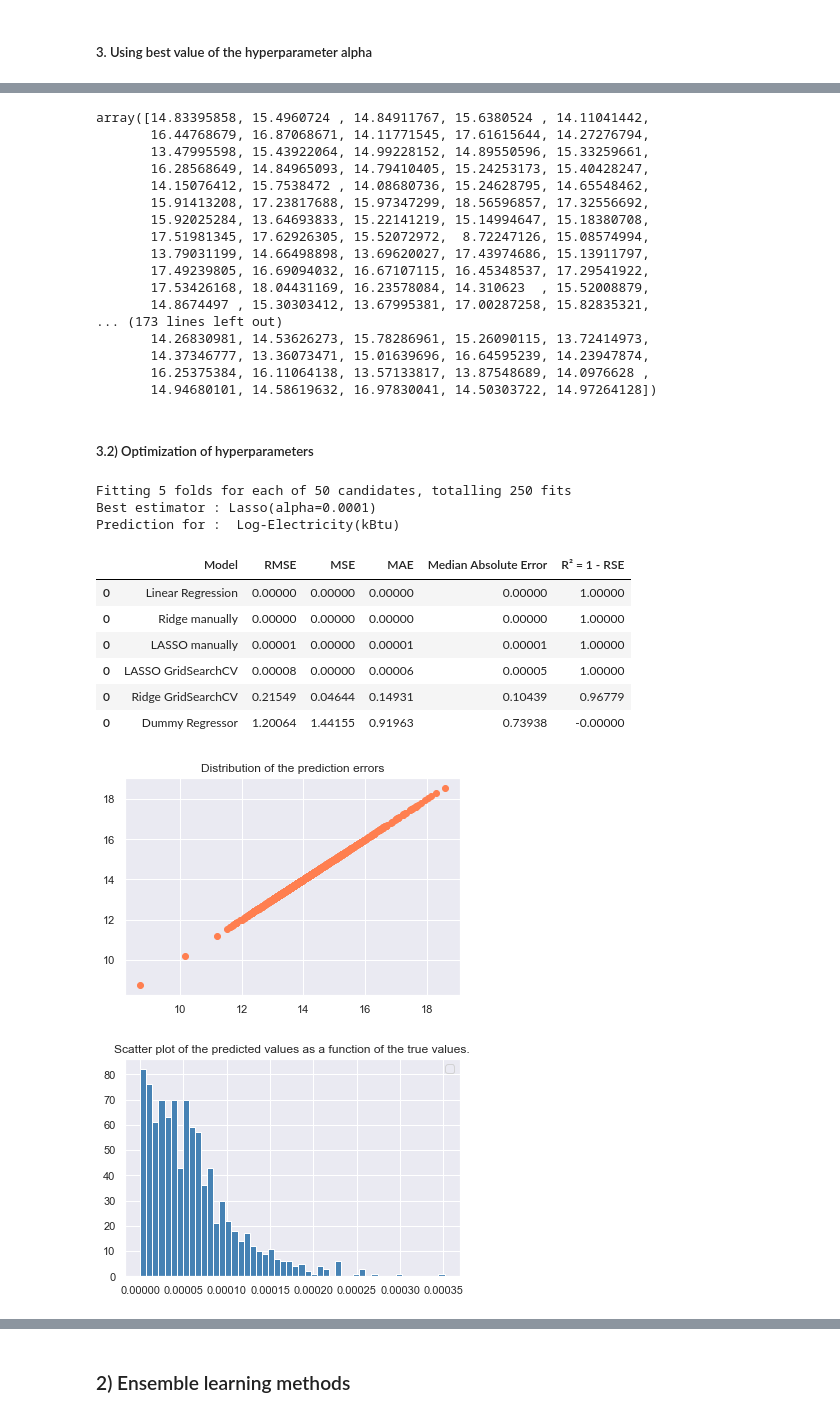
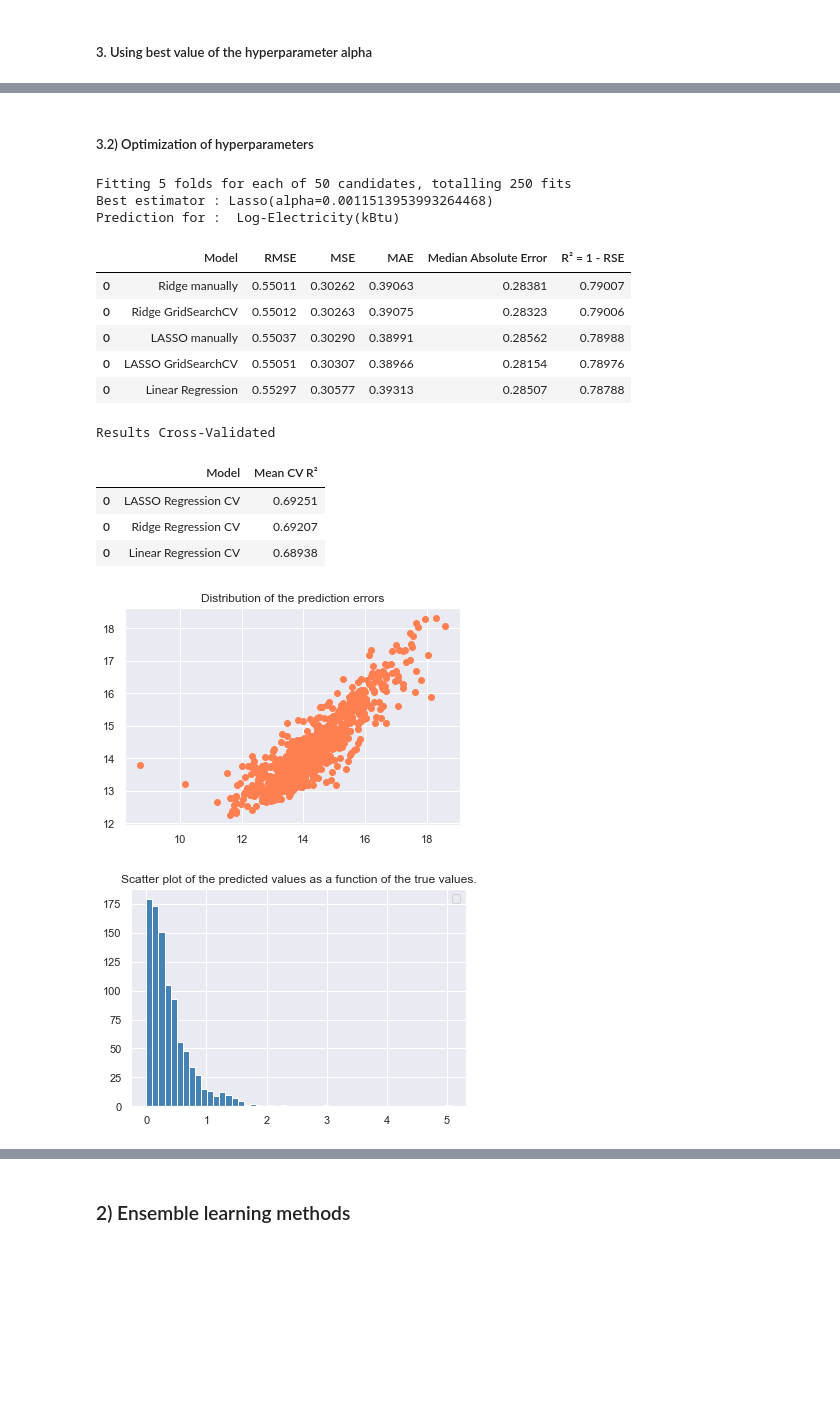
Before and after one commit to oumeima-elgharbi/P4_Data_Science_OpenClassrooms, a Jupyter notebook: P4_04_prediction_electricity.ipynb, the cells around one changed output, grey strips where cells are left out. Drawn from its saved outputs; the diff is of its cells as text; code cells hidden in the pictures; blank space fills up the shorter version.

```diff
--- a/P4_04_prediction_electricity.ipynb
+++ b/P4_04_prediction_electricity.ipynb
@@ -259,8 +265,8 @@ scoring = 'r2'
 # %% [markdown]
 ##### 1. Searching for the best hyperparameter alpha
 # %%
-a, b = -5, 3
-n_alphas = 1000 # hyperparametre alpha
+a, b = -2, 2
+n_alphas = 50 # hyperparametre alpha
 alphas = np.logspace(a, b, n_alphas)
 
 ridge = linear_model.Ridge()
@@ -343,16 +349,19 @@ param_grid_ridge[0].keys()
 # %%
+a, b = -2, 2
+n_alphas = 50 # hyperparametre alpha
+
 # define the model/ estimator
 model = linear_model.Ridge()
 params = {"alpha": np.logspace(a, b, n_alphas)} # alpha > 0
 
 # define the grid search
-Ridge_reg = GridSearchCV(
+Ridge_grid = GridSearchCV(
     model, params, scoring=scoring,
-    cv=5,
+    cv=folds,
     n_jobs=-1,
     return_train_score=True,
     verbose=1)
 
 #fit the grid search
-Ridge_reg.fit(X_train.values, y_train)
+Ridge_grid.fit(X_train.values, y_train)
 # %% [output]
@@ -376,14 +381,16 @@ GridSearchCV(cv=5, estimator=Ridge(), n_jobs=-1,
              return_train_score=True, scoring='r2', verbose=1)
 # %%
 # best estimator
-print("Best estimator :", Ridge_reg.best_estimator_)
+print("Best estimator :", Ridge_grid.best_estimator_)
 
 # best model
-best_model = Ridge_reg.best_estimator_
+best_model = Ridge_grid.best_estimator_
 best_model.fit(X_train.values, y_train)
 
 y_pred_ridge = best_model.predict(X_test.values)
 
 # 3) Evaluate
 results = evaluate_regression("Ridge GridSearchCV", results, y_test, y_pred_ridge)
+
+results_cv = summary_results_CV("Ridge Regression CV", Ridge_grid.best_score_, results_cv)
 # %% [output]
@@ -407,7 +413,7 @@ QUESTION MENTOR : pourquoi optimisation alpha manuelle meilleure ???
 # %% [markdown]
 ##### 1. Searching for the best hyperparameter alpha
 # %%
-n_alphas = 500  # hyperparametre alpha
+n_alphas = 50  # hyperparametre alpha
 a, b = -5, -2
 alphas = np.logspace(a, b, n_alphas)
 
@@ -489,65 +495,51 @@ Prediction for :  Log-Electricity(kBtu)
-# %%
-y_pred_lasso
-# %% [output]
-array([14.83395858, 15.4960724 , 14.84911767, 15.6380524 , 14.11041442,
-       16.44768679, 16.87068671, 14.11771545, 17.61615644, 14.27276794,
-       13.47995598, 15.43922064, 14.99228152, 14.89550596, 15.33259661,
-       16.28568649, 14.84965093, 14.79410405, 15.24253173, 15.40428247,
-       14.15076412, 15.7538472 , 14.08680736, 15.24628795, 14.65548462,
-       15.91413208, 17.23817688, 15.97347299, 18.56596857, 17.32556692,
-       15.92025284, 13.64693833, 15.22141219, 15.14994647, 15.18380708,
-       17.51981345, 17.62926305, 15.52072972,  8.72247126, 15.08574994,
-       13.79031199, 14.66498898, 13.69620027, 17.43974686, 15.13911797,
-       17.49239805, 16.69094032, 16.67107115, 16.45348537, 17.29541922,
-       17.53426168, 18.04431169, 16.23578084, 14.310623  , 15.52008879,
-       14.8674497 , 15.30303412, 13.67995381, 17.00287258, 15.82835321,
-... (173 lines left out)
-       14.26830981, 14.53626273, 15.78286961, 15.26090115, 13.72414973,
-       14.37346777, 13.36073471, 15.01639696, 16.64595239, 14.23947874,
-       16.25375384, 16.11064138, 13.57133817, 13.87548689, 14.0976628 ,
-       14.94680101, 14.58619632, 16.97830041, 14.50303722, 14.97264128])
 # %% [markdown]
 ##### 3.2) Optimization of hyperparameters
 # %%
 n_alphas = 50
-a, b = -4, -3
+a, b = -4, -2
 params = {"alpha": np.logspace(a, b, n_alphas)}
 
 # define the model/ estimator
 model = linear_model.Lasso()
 
 # define the grid search
-Lasso_reg = GridSearchCV(
+Lasso_grid = GridSearchCV(
     model, params, scoring=scoring,
-    cv=5,
+    cv=folds,
     n_jobs=-1,
     return_train_score=True,
     verbose=1)
 
 #fit the grid search
-Lasso_reg.fit(X_train.values, y_train)
+Lasso_grid.fit(X_train.values, y_train)
 
 # best estimator
-print("Best estimator :", Lasso_reg.best_estimator_)
+print("Best estimator :", Lasso_grid.best_estimator_)
 
 # best model
-best_model = Lasso_reg.best_estimator_
+best_model = Lasso_grid.best_estimator_
 best_model.fit(X_train.values, y_train)
 
 y_pred_lasso = best_model.predict(X_test.values)
 
 # 3) Evaluate
 results = evaluate_regression("LASSO GridSearchCV", results, y_test, y_pred_lasso)
+
+results_cv = summary_results_CV("LASSO Regression CV", Lasso_grid.best_score_, results_cv)
 # %% [output]
 Fitting 5 folds for each of 50 candidates, totalling 250 fits
-Best estimator : Lasso(alpha=0.0001)
+Best estimator : Lasso(alpha=0.0011513953993264468)
 Prediction for :  Log-Electricity(kBtu)
 |  | Model | RMSE | MSE | MAE | Median Absolute Error | R² = 1 - RSE |
-| 0 | Linear Regression | 0.00000 | 0.00000 | 0.00000 | 0.00000 | 1.00000 |
-| 0 | Ridge manually | 0.00000 | 0.00000 | 0.00000 | 0.00000 | 1.00000 |
-| 0 | LASSO manually | 0.00001 | 0.00000 | 0.00001 | 0.00001 | 1.00000 |
-| 0 | LASSO GridSearchCV | 0.00008 | 0.00000 | 0.00006 | 0.00005 | 1.00000 |
-| 0 | Ridge GridSearchCV | 0.21549 | 0.04644 | 0.14931 | 0.10439 | 0.96779 |
-| 0 | Dummy Regressor | 1.20064 | 1.44155 | 0.91963 | 0.73938 | -0.00000 |
+| 0 | Ridge manually | 0.55011 | 0.30262 | 0.39063 | 0.28381 | 0.79007 |
+| 0 | Ridge GridSearchCV | 0.55012 | 0.30263 | 0.39075 | 0.28323 | 0.79006 |
+| 0 | LASSO manually | 0.55037 | 0.30290 | 0.38991 | 0.28562 | 0.78988 |
+| 0 | LASSO GridSearchCV | 0.55051 | 0.30307 | 0.38966 | 0.28154 | 0.78976 |
+| 0 | Linear Regression | 0.55297 | 0.30577 | 0.39313 | 0.28507 | 0.78788 |
+Results Cross-Validated
+|  | Model | Mean CV R² |
+| 0 | LASSO Regression CV | 0.69251 |
+| 0 | Ridge Regression CV | 0.69207 |
+| 0 | Linear Regression CV | 0.68938 |
-[figure, old version]
+[figure, new version]
-[figure, old version]
+[figure, new version]
```
Also changed, not shown: parts of 97 cells of this notebook, 1 other file.
